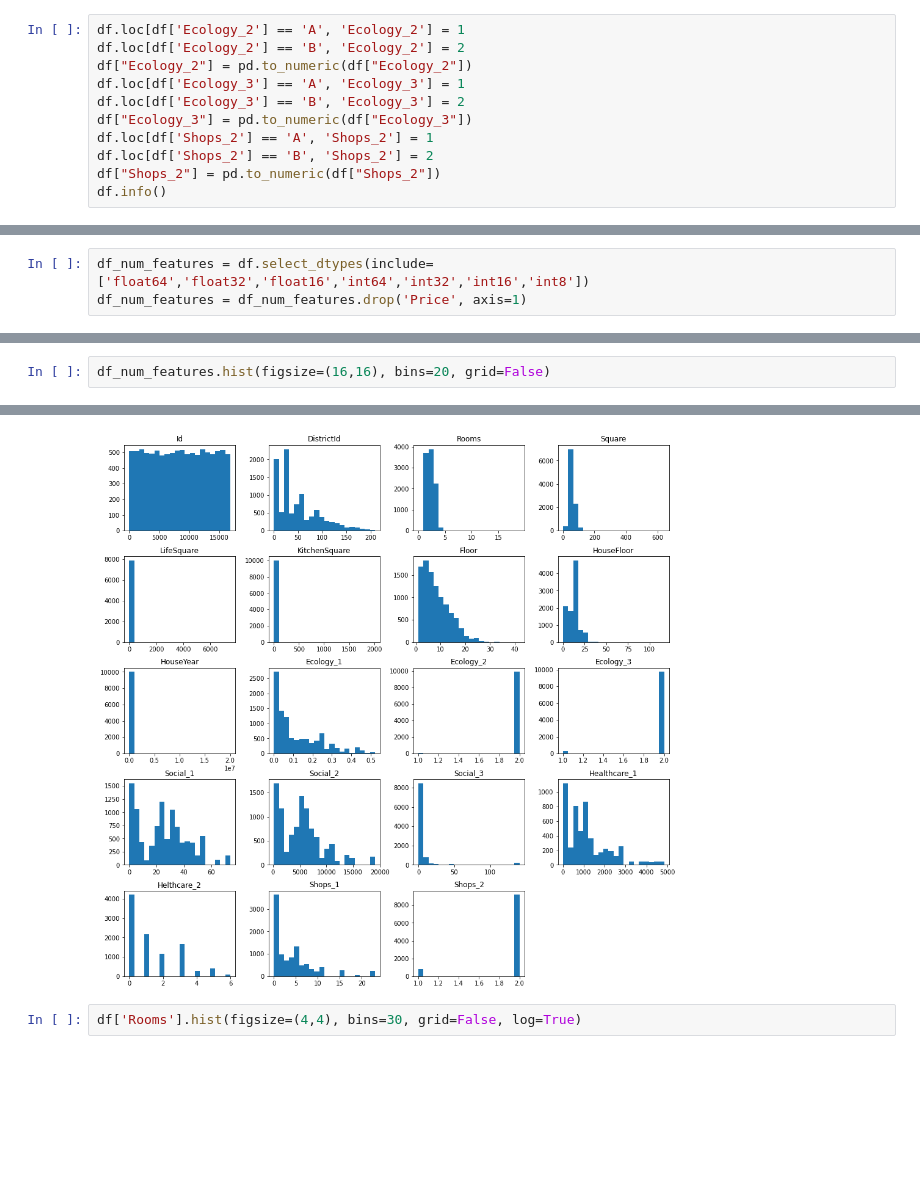
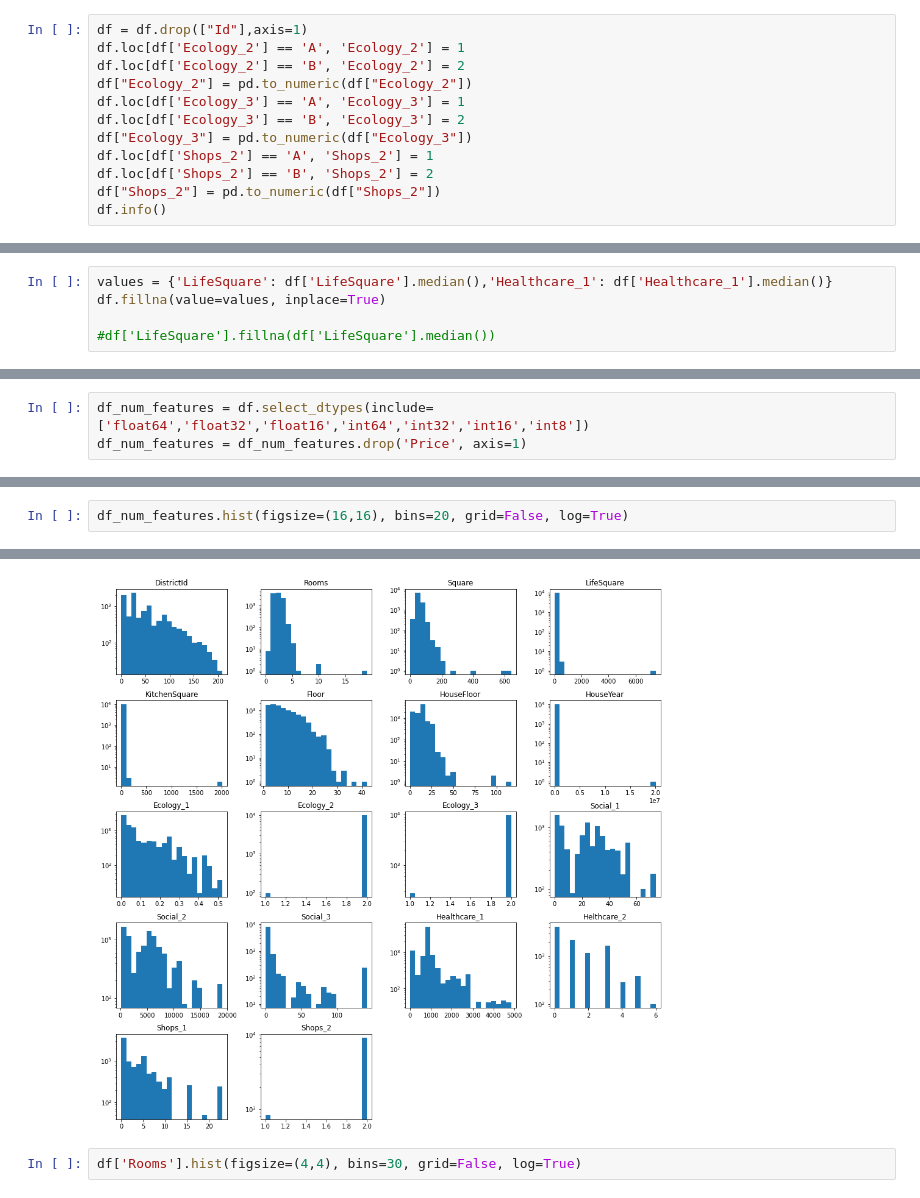
Before and after one commit to gd12121/gb_Python_for_Data_Science, a Jupyter notebook: Untitled.ipynb, the cells around one changed output, grey strips where cells are left out. Cells and saved outputs as stored; diff of their text form; blank space fills up the shorter version.

```diff
--- a/Untitled.ipynb
+++ b/Untitled.ipynb
@@ -41,6 +81,7 @@ Data columns (total 20 columns):
 dtypes: float64(8), int64(9), object(3)
 memory usage: 1.5+ MB
 # %%
+df = df.drop(["Id"],axis=1)
 df.loc[df['Ecology_2'] == 'A', 'Ecology_2'] = 1
 df.loc[df['Ecology_2'] == 'B', 'Ecology_2'] = 2
 df["Ecology_2"] = pd.to_numeric(df["Ecology_2"])
@@ -108,3 +139,8 @@ Decreased by 68.1%
+# %%
+values = {'LifeSquare': df['LifeSquare'].median(),'Healthcare_1': df['Healthcare_1'].median()}
+df.fillna(value=values, inplace=True)
+
+#df['LifeSquare'].fillna(df['LifeSquare'].median())
 # %%
 df.info()
 # %% [output]
@@ -163,3 +199,3 @@ df_num_features
 # %%
-df_num_features.hist(figsize=(16,16), bins=20, grid=False)
+df_num_features.hist(figsize=(16,16), bins=20, grid=False, log=True)
 # %% [output]
@@ -186,4 +221,4 @@ array([[<AxesSubplot:title={'center':'Id'}>,
-[figure, old version]
+[figure, new version]
 # %%
 df['Rooms'].hist(figsize=(4,4), bins=30, grid=False, log=True)
 # %% [output]
```
Also changed, not shown: parts of 57 cells of this notebook, 1 other file.
